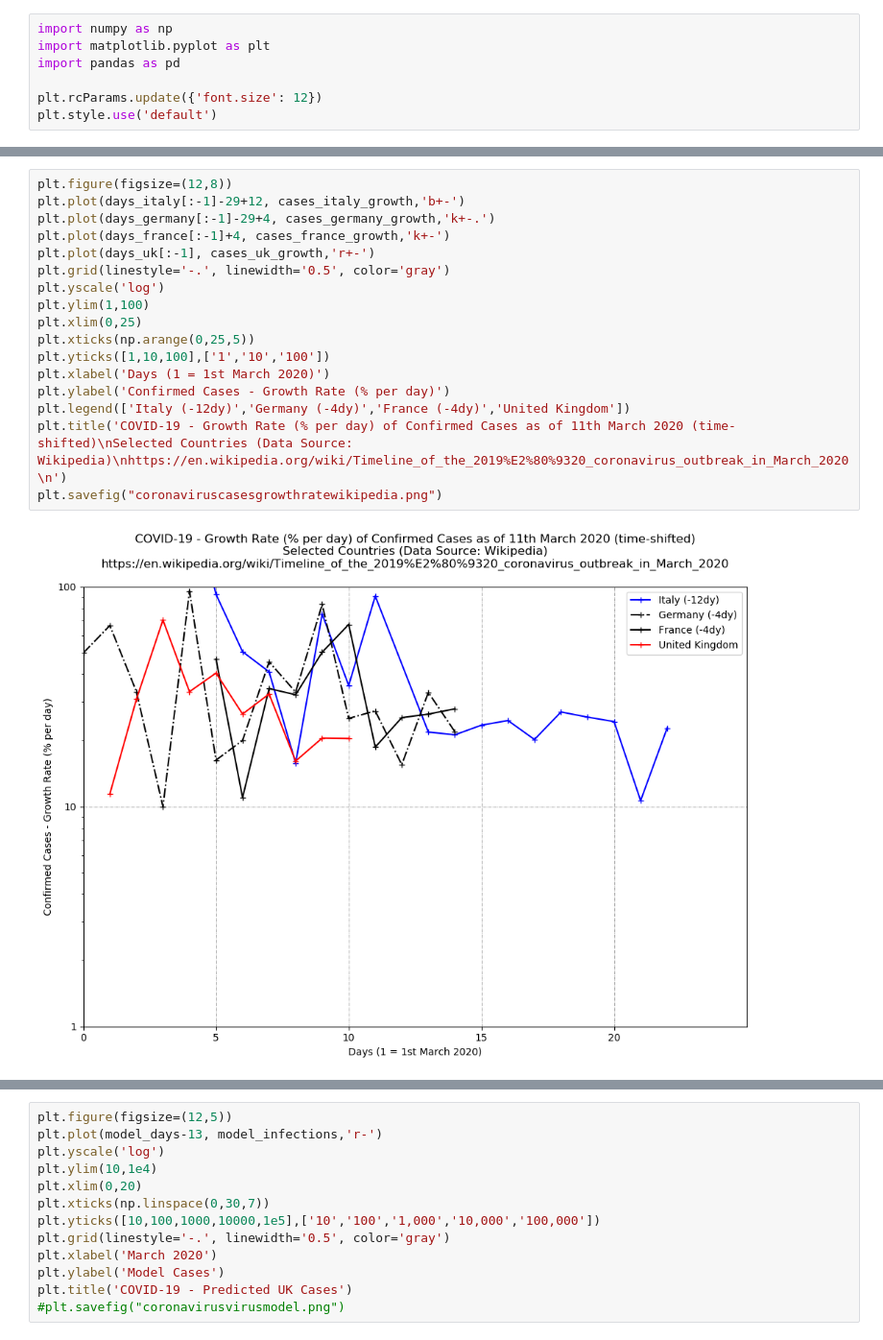
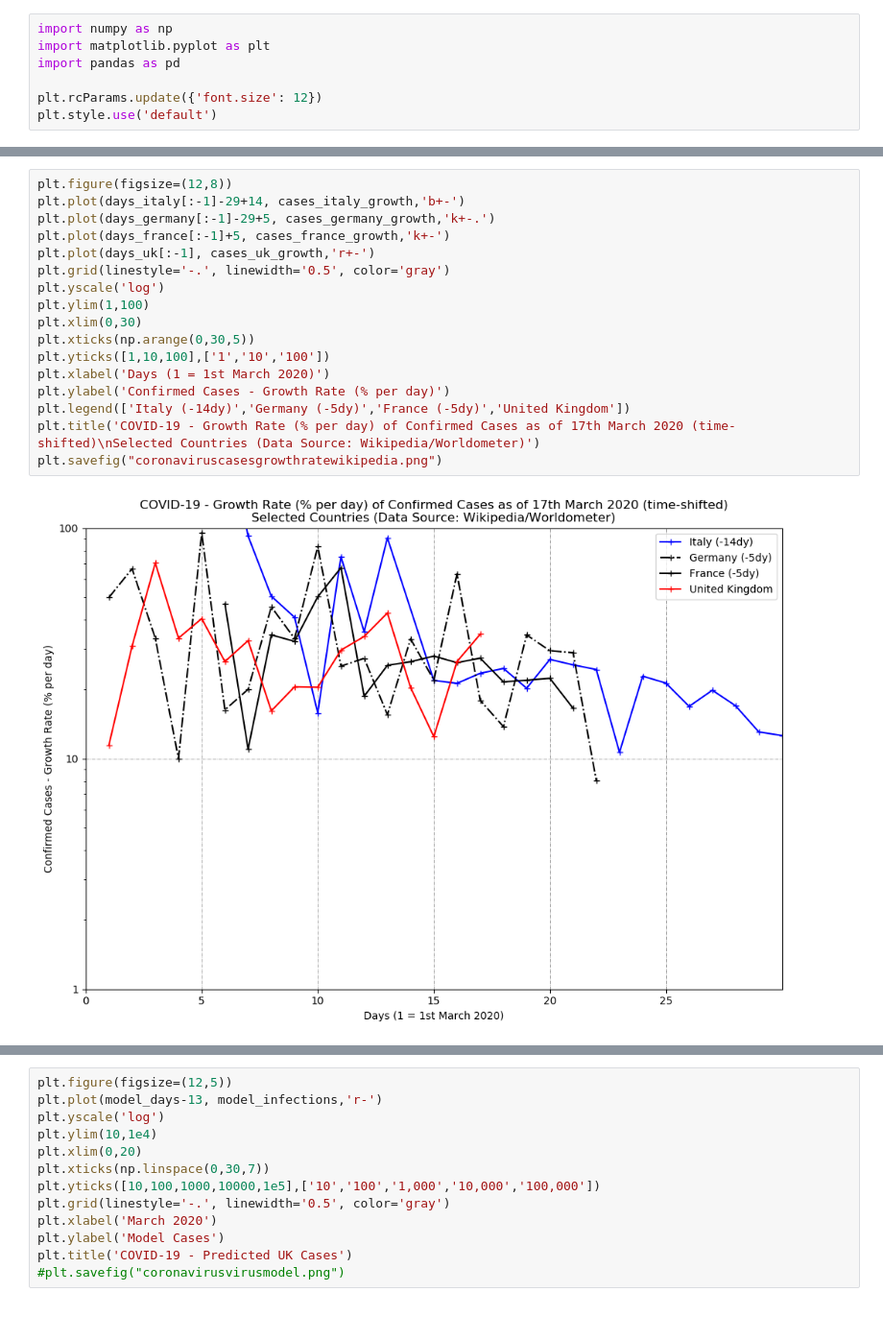
Before and after one commit to hywelowen/coronavirusgraphs, a Jupyter notebook: coronavirus.ipynb, the cells around one changed output, grey strips where cells are left out. Shown at 96% size. Saved outputs shown, nothing was run; the diff lists cells and outputs as text.

```diff
--- a/coronavirus.ipynb
+++ b/coronavirus.ipynb
@@ -89,21 +72,21 @@ cases_italy_growth_ratio
 # %%
 plt.figure(figsize=(12,8))
-plt.plot(days_italy[:-1]-29+12, cases_italy_growth,'b+-')
-plt.plot(days_germany[:-1]-29+4, cases_germany_growth,'k+-.')
-plt.plot(days_france[:-1]+4, cases_france_growth,'k+-')
+plt.plot(days_italy[:-1]-29+14, cases_italy_growth,'b+-')
+plt.plot(days_germany[:-1]-29+5, cases_germany_growth,'k+-.')
+plt.plot(days_france[:-1]+5, cases_france_growth,'k+-')
 plt.plot(days_uk[:-1], cases_uk_growth,'r+-')
 plt.grid(linestyle='-.', linewidth='0.5', color='gray')
 plt.yscale('log')
 plt.ylim(1,100)
-plt.xlim(0,25)
-plt.xticks(np.arange(0,25,5))
+plt.xlim(0,30)
+plt.xticks(np.arange(0,30,5))
 plt.yticks([1,10,100],['1','10','100'])
 plt.xlabel('Days (1 = 1st March 2020)')
 plt.ylabel('Confirmed Cases - Growth Rate (% per day)')
-plt.legend(['Italy (-12dy)','Germany (-4dy)','France (-4dy)','United Kingdom'])
-plt.title('COVID-19 - Growth Rate (% per day) of Confirmed Cases as of 11th March 2020 (time-shifted)\nSelected Countries (Data Source: Wikipedia)\nhttps://en.wikipedia.org/wiki/Timeline_of_the_2019%E2%80%9320_coronavirus_outbreak_in_March_2020\n')
+plt.legend(['Italy (-14dy)','Germany (-5dy)','France (-5dy)','United Kingdom'])
+plt.title('COVID-19 - Growth Rate (% per day) of Confirmed Cases as of 17th March 2020 (time-shifted)\nSelected Countries (Data Source: Wikipedia/Worldometer)')
 plt.savefig("coronaviruscasesgrowthratewikipedia.png")
 # %% [output]
-[figure, old version]
+[figure, new version]
 # %%
 plt.figure(figsize=(12,8))
```
Also changed, not shown: parts of 20 cells of this notebook, 10 other files.
